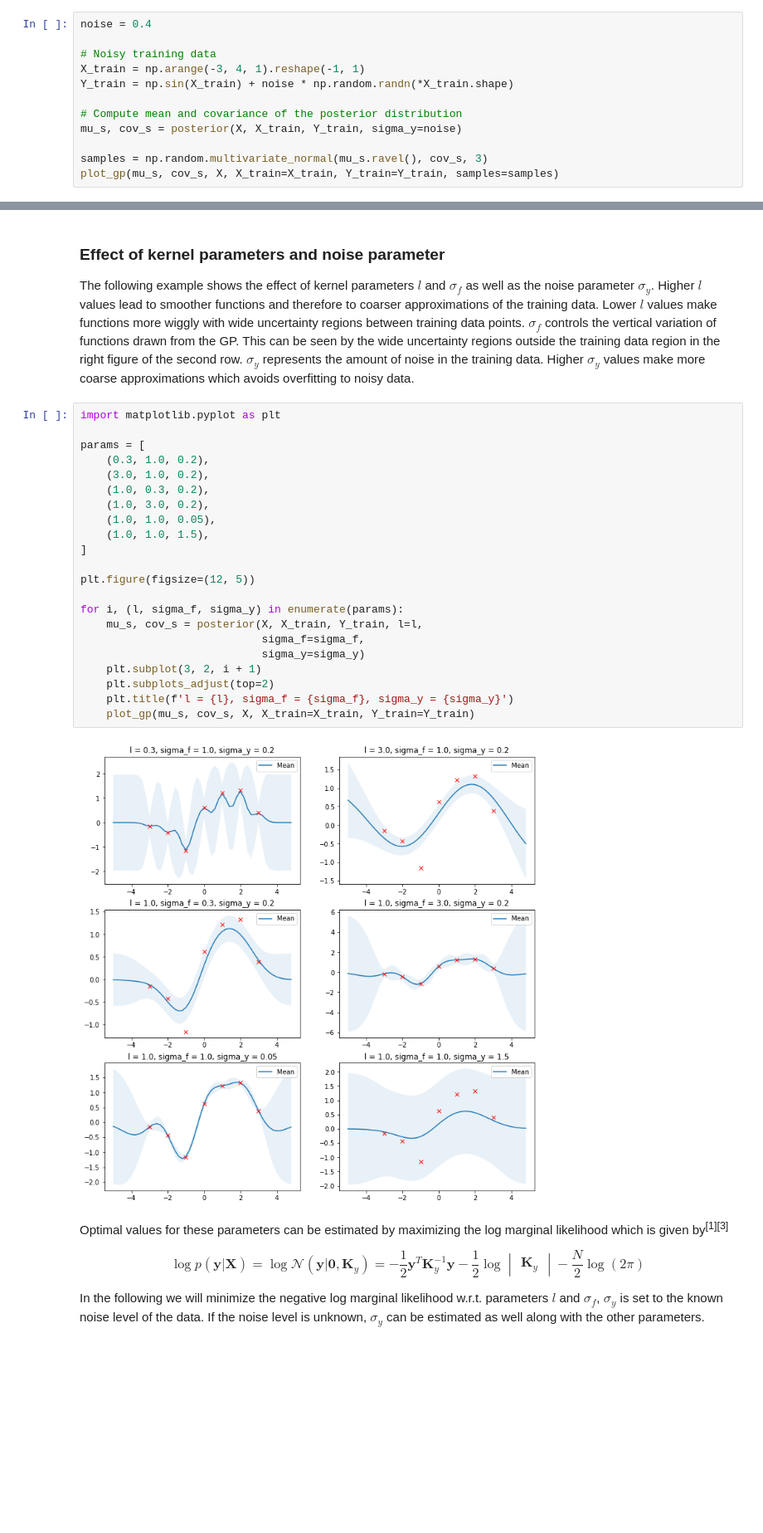
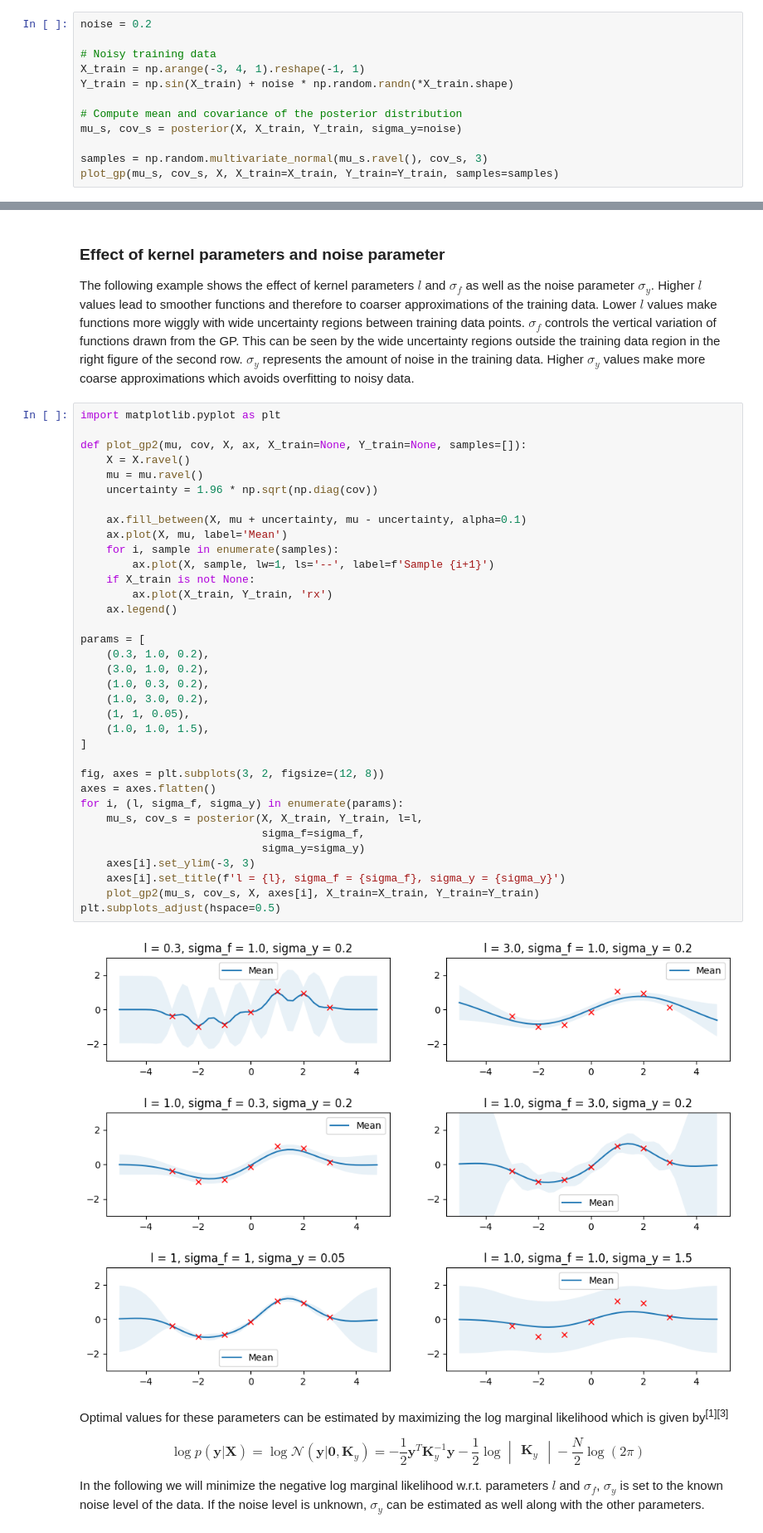
Before and after one commit to Ruoyan0103/Google_colab, a Jupyter notebook: gaussian-processes/gaussian_processes.ipynb, the cells around one changed output, grey strips where cells are left out. Shown at 83% size. Drawn from its saved outputs; the diff is of its cells as text; blank space fills up the shorter version.

```diff
--- a/gaussian-processes/gaussian_processes.ipynb
+++ b/gaussian-processes/gaussian_processes.ipynb
@@ -214,7 +197,7 @@ plot_gp(mu_s, cov_s, X, X_train=X_train, Y_train=Y_train, samples=samples)
 
 If some noise is included in the model, training points are only approximated and the variance at the training points is non-zero.
 # %%
-noise = 0.4
+noise = 0.2
 
 # Noisy training data
 X_train = np.arange(-3, 4, 1).reshape(-1, 1)
@@ -233,28 +217,41 @@ plot_gp(mu_s, cov_s, X, X_train=X_train, Y_train=Y_train, samples=samples)
 The following example shows the effect of kernel parameters $l$ and $\sigma_f$ as well as the noise parameter $\sigma_y$. Higher $l$ values lead to smoother functions and therefore to coarser approximations of the training data. Lower $l$ values make functions more wiggly with wide uncertainty regions between training data points. $\sigma_f$ controls the vertical variation of functions drawn from the GP. This can be seen by the wide uncertainty regions outside the training data region in the right figure of the second row. $\sigma_y$ represents the amount of noise in the training data. Higher $\sigma_y$ values make more coarse approximations which avoids overfitting to noisy data.
 # %%
 import matplotlib.pyplot as plt
+
+def plot_gp2(mu, cov, X, ax, X_train=None, Y_train=None, samples=[]):
+    X = X.ravel()
+    mu = mu.ravel()
+    uncertainty = 1.96 * np.sqrt(np.diag(cov))
+
+    ax.fill_between(X, mu + uncertainty, mu - uncertainty, alpha=0.1)
+    ax.plot(X, mu, label='Mean')
+    for i, sample in enumerate(samples):
+        ax.plot(X, sample, lw=1, ls='--', label=f'Sample {i+1}')
+    if X_train is not None:
+        ax.plot(X_train, Y_train, 'rx')
+    ax.legend()
 
 params = [
     (0.3, 1.0, 0.2),
     (3.0, 1.0, 0.2),
     (1.0, 0.3, 0.2),
     (1.0, 3.0, 0.2),
-    (1.0, 1.0, 0.05),
+    (1, 1, 0.05),
     (1.0, 1.0, 1.5),
 ]
 
-plt.figure(figsize=(12, 5))
-
+fig, axes = plt.subplots(3, 2, figsize=(12, 8))
+axes = axes.flatten()
 for i, (l, sigma_f, sigma_y) in enumerate(params):
     mu_s, cov_s = posterior(X, X_train, Y_train, l=l,
                             sigma_f=sigma_f,
                             sigma_y=sigma_y)
-    plt.subplot(3, 2, i + 1)
-    plt.subplots_adjust(top=2)
-    plt.title(f'l = {l}, sigma_f = {sigma_f}, sigma_y = {sigma_y}')
-    plot_gp(mu_s, cov_s, X, X_train=X_train, Y_train=Y_train)
+    axes[i].set_ylim(-3, 3)
+    axes[i].set_title(f'l = {l}, sigma_f = {sigma_f}, sigma_y = {sigma_y}')
+    plot_gp2(mu_s, cov_s, X, axes[i], X_train=X_train, Y_train=Y_train)
+plt.subplots_adjust(hspace=0.5)
 # %% [output]
-[figure, old version]
+[figure, new version]
 # %% [markdown]
 Optimal values for these parameters can be estimated by maximizing the log marginal likelihood which is given by<sup>[1][3]</sup>
 
```
Also changed, not shown: parts of 9 cells of this notebook.
